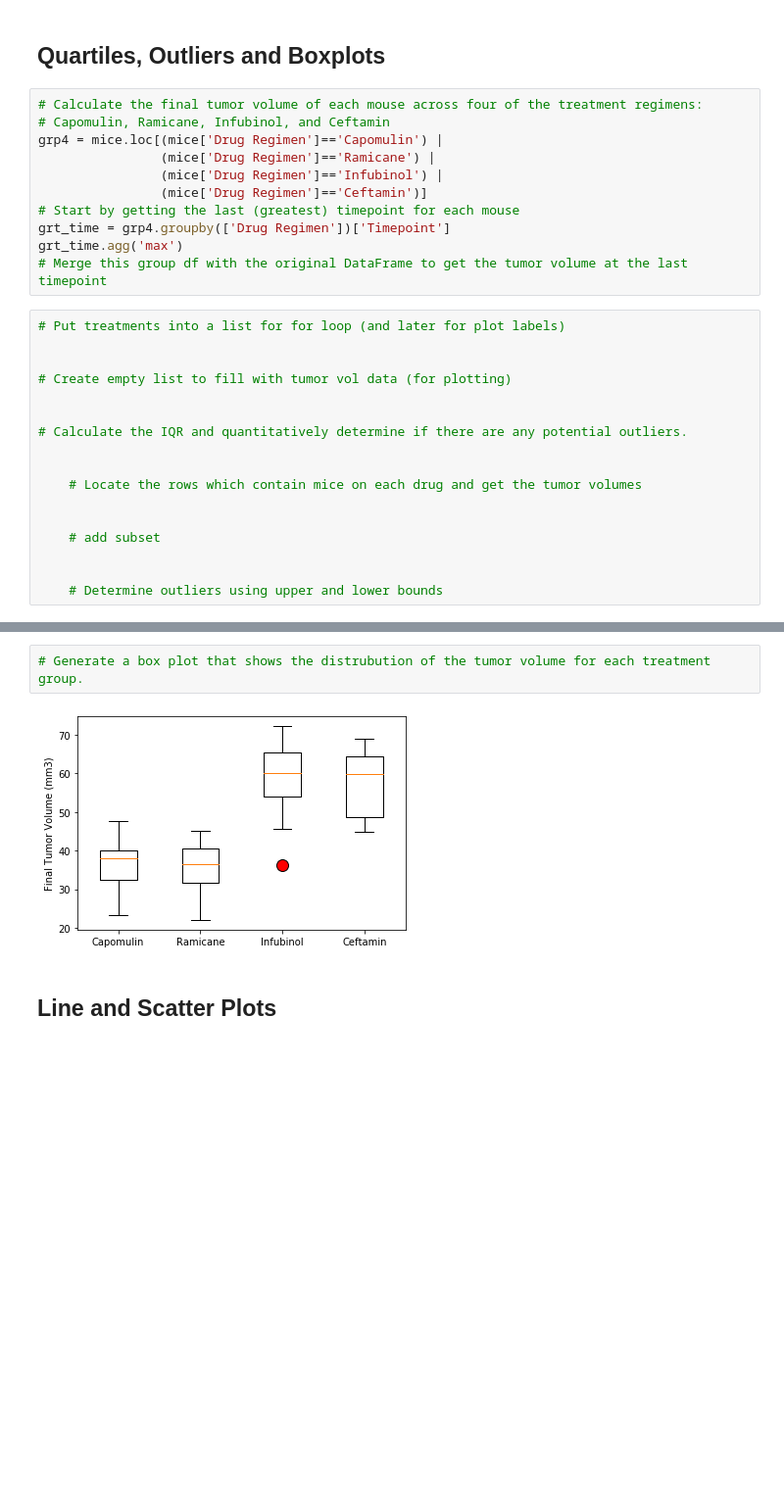
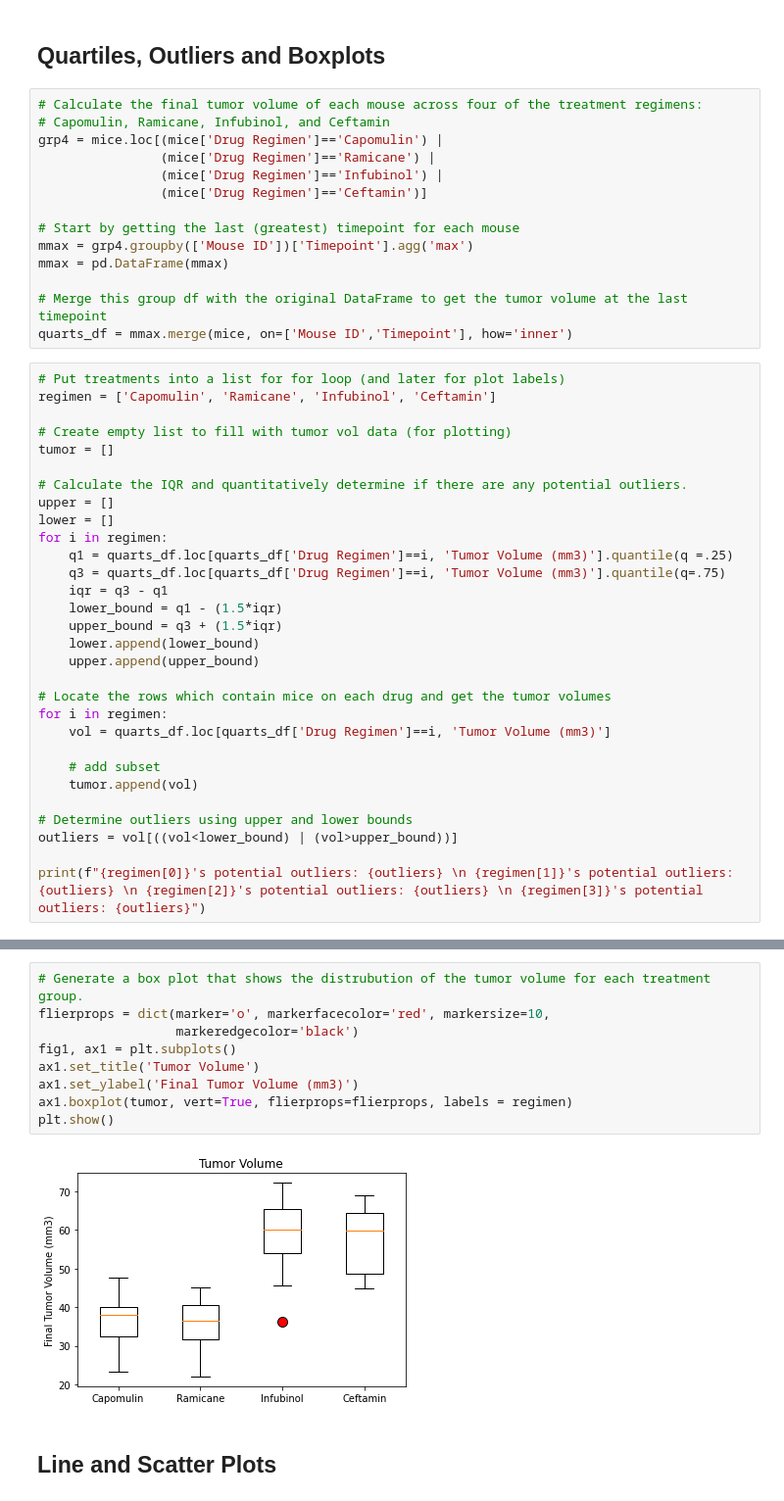
Before and after one commit to pajeeokoth/Pymaceuticals, a Jupyter notebook: pymaceuticals_starter.ipynb, the cells around one changed output, grey strips where cells are left out. Shown at 98% size. Drawn from its saved outputs; the diff is of its cells as text; blank space fills up the shorter version.

Commit message:
update compute outliers

```diff
--- a/pymaceuticals_starter.ipynb
+++ b/pymaceuticals_starter.ipynb
@@ -221,26 +192,42 @@ grp4 = mice.loc[(mice['Drug Regimen']=='Capomulin') |
                 (mice['Drug Regimen']=='Ramicane') |
                 (mice['Drug Regimen']=='Infubinol') |
                 (mice['Drug Regimen']=='Ceftamin')]
+
 # Start by getting the last (greatest) timepoint for each mouse
-grt_time = grp4.groupby(['Drug Regimen'])['Timepoint']
-grt_time.agg('max')
+mmax = grp4.groupby(['Mouse ID'])['Timepoint'].agg('max')
+mmax = pd.DataFrame(mmax)
+
 # Merge this group df with the original DataFrame to get the tumor volume at the last timepoint
+quarts_df = mmax.merge(mice, on=['Mouse ID','Timepoint'], how='inner')
 # %%
 # Put treatments into a list for for loop (and later for plot labels)
-
+regimen = ['Capomulin', 'Ramicane', 'Infubinol', 'Ceftamin']
 
 # Create empty list to fill with tumor vol data (for plotting)
-
+tumor = []
 
 # Calculate the IQR and quantitatively determine if there are any potential outliers.
+upper = []
+lower = []
+for i in regimen:
+    q1 = quarts_df.loc[quarts_df['Drug Regimen']==i, 'Tumor Volume (mm3)'].quantile(q =.25)
+    q3 = quarts_df.loc[quarts_df['Drug Regimen']==i, 'Tumor Volume (mm3)'].quantile(q=.75)
+    iqr = q3 - q1
+    lower_bound = q1 - (1.5*iqr)
+    upper_bound = q3 + (1.5*iqr)
+    lower.append(lower_bound)
+    upper.append(upper_bound)
 
-
-    # Locate the rows which contain mice on each drug and get the tumor volumes
-
+# Locate the rows which contain mice on each drug and get the tumor volumes
+for i in regimen:
+    vol = quarts_df.loc[quarts_df['Drug Regimen']==i, 'Tumor Volume (mm3)']
 
     # add subset
+    tumor.append(vol)
 
+# Determine outliers using upper and lower bounds
+outliers = vol[((vol<lower_bound) | (vol>upper_bound))]
 
-    # Determine outliers using upper and lower bounds
+print(f"{regimen[0]}'s potential outliers: {outliers} \n {regimen[1]}'s potential outliers: {outliers} \n {regimen[2]}'s potential outliers: {outliers} \n {regimen[3]}'s potential outliers: {outliers}")
 # %% [output]
 Capomulin's potential outliers: Series([], Name: Tumor Volume (mm3), dtype: float64)
@@ -251,7 +237,14 @@ Ceftamin's potential outliers: Series([], Name: Tumor Volume (mm3), dtype: float
 # %%
 # Generate a box plot that shows the distrubution of the tumor volume for each treatment group.
+flierprops = dict(marker='o', markerfacecolor='red', markersize=10,
+                  markeredgecolor='black')
+fig1, ax1 = plt.subplots()
+ax1.set_title('Tumor Volume')
+ax1.set_ylabel('Final Tumor Volume (mm3)')
+ax1.boxplot(tumor, vert=True, flierprops=flierprops, labels = regimen)
+plt.show()
 # %% [output]
-[figure, old version]
+[figure, new version]
 # %% [markdown]
 ## Line and Scatter Plots
 # %%
```
Also changed, not shown: parts of 6 cells of this notebook.
